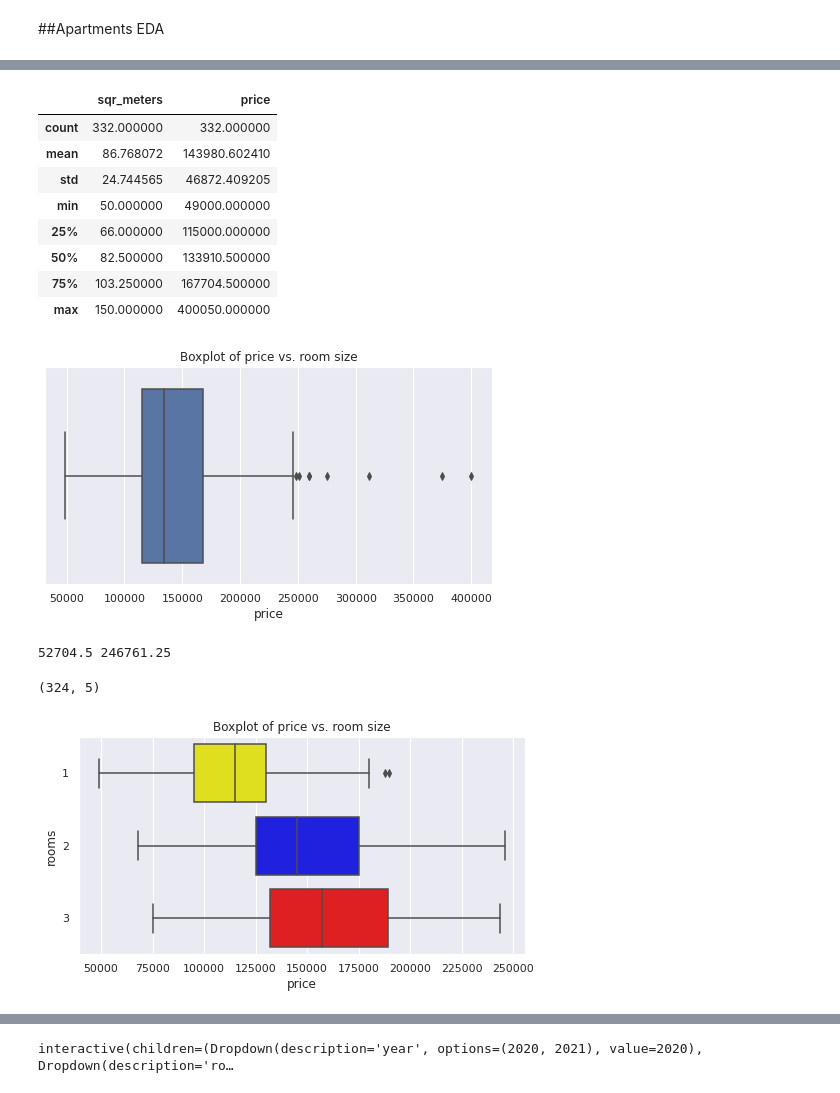
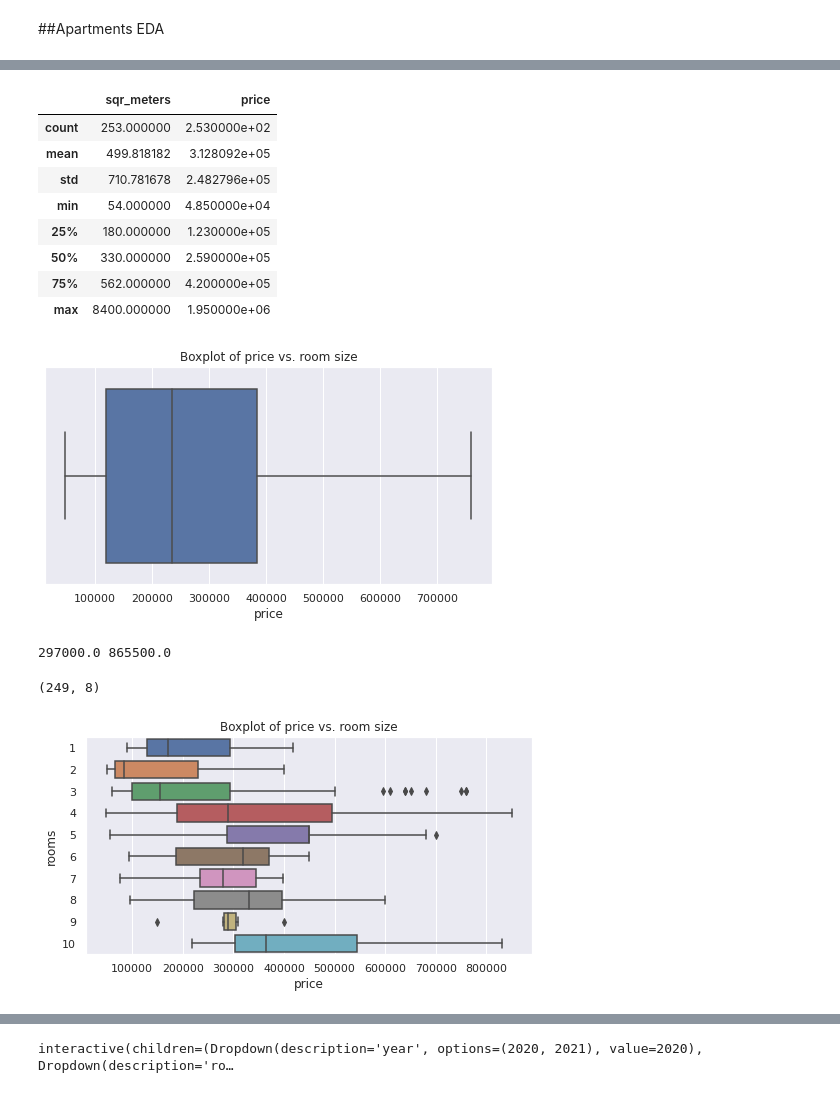
Before and after one commit to gabrielborja/python_data_analysis, a Jupyter notebook: real_state_analytics.ipynb, the cells around one changed output, grey strips where cells are left out. Cells and saved outputs as stored; diff of their text form; code cells hidden in the pictures.

Commit message:
Scrape quito houses 365 days

```diff
--- a/real_state_analytics.ipynb
+++ b/real_state_analytics.ipynb
@@ -262,7 +270,7 @@ Saving 2021_07_17_la_carolina.csv to 2021_07_17_la_carolina.csv
 # %%
 #Storing dataset in a Pandas Dataframe
 import io
-df1 = pd.read_csv(io.BytesIO(uploaded1['2021_07_17_la_carolina.csv']), parse_dates=True)
+df1 = pd.read_csv(io.BytesIO(uploaded1['2021_07_21_casas_quito.csv']), parse_dates=True)
 # %%
 #Checking the dataframe info
 df1.info()
@@ -288,6 +296,6 @@ memory usage: 23.5+ KB
 df1['date'] = pd.to_datetime(df1['date'], format='%Y-%m-%d %H:%M:%S').dt.tz_convert('America/Guayaquil')
 # %%
 #Selecting essential columns and saving to new dataframe
-df1_apa = df1[['date', 'sqr_meters', 'rooms', 'bathrooms', 'price']].copy()
+df1_apa = df1.drop(columns='seller').copy()
 df1_apa.tail()
 # %% [output]
@@ -306,41 +314,41 @@ df1_apa['bathrooms'] = df1_apa['bathrooms'].astype("category")
 df1_apa.describe()
 # %% [output]
 |  | sqr_meters | price |
-| count | 332.000000 | 332.000000 |
-| mean | 86.768072 | 143980.602410 |
-| std | 24.744565 | 46872.409205 |
-| min | 50.000000 | 49000.000000 |
-| 25% | 66.000000 | 115000.000000 |
-| 50% | 82.500000 | 133910.500000 |
-| 75% | 103.250000 | 167704.500000 |
-| max | 150.000000 | 400050.000000 |
+| count | 253.000000 | 2.530000e+02 |
+| mean | 499.818182 | 3.128092e+05 |
+| std | 710.781678 | 2.482796e+05 |
+| min | 54.000000 | 4.850000e+04 |
+| 25% | 180.000000 | 1.230000e+05 |
+| 50% | 330.000000 | 2.590000e+05 |
+| 75% | 562.000000 | 4.200000e+05 |
+| max | 8400.000000 | 1.950000e+06 |
 # %%
 #Plotting the box plot of price
 sns.boxplot(x='price', data=df1_apa)
 plt.title('Boxplot of price vs. room size')
 plt.show()
 # %% [output]
-[figure, old version]
+[figure, new version]
 # %%
 #Calculating outlier threshold
 iqr = (df1_apa['price'].quantile(0.75) - df1_apa['price'].quantile(0.25))
 outl = (df1_apa['price'].quantile(0.75) + 1.5*iqr) #==> Third quartile + 1.5*IQR
 print(iqr, outl)
 # %% [output]
-52704.5 246761.25
+297000.0 865500.0
 # %%
 #Dropping outliers from dataset
 df1_apa = df1_apa[df1_apa['price']<outl].reset_index(drop=True)
 df1_apa.shape
 # %% [output]
-(324, 5)
+(249, 8)
 # %%
 #Plotting the box plot of price
-sns.boxplot(x='price', y='rooms', data=df1_apa, palette=['#ffff00', '#0000ff', '#ff0000'])
+sns.boxplot(x='price', y='rooms', data=df1_apa) #palette=['#ffff00', '#0000ff', '#ff0000'])
 plt.title('Boxplot of price vs. room size')
 plt.show()
 # %% [output]
-[figure, old version]
+[figure, new version]
 # %%
 #Plotting pairplot of price vs square meters
 sns.pairplot(data=df1_apa, height=3, aspect=1.5)
```
Also changed, not shown: parts of 20 cells of this notebook.
